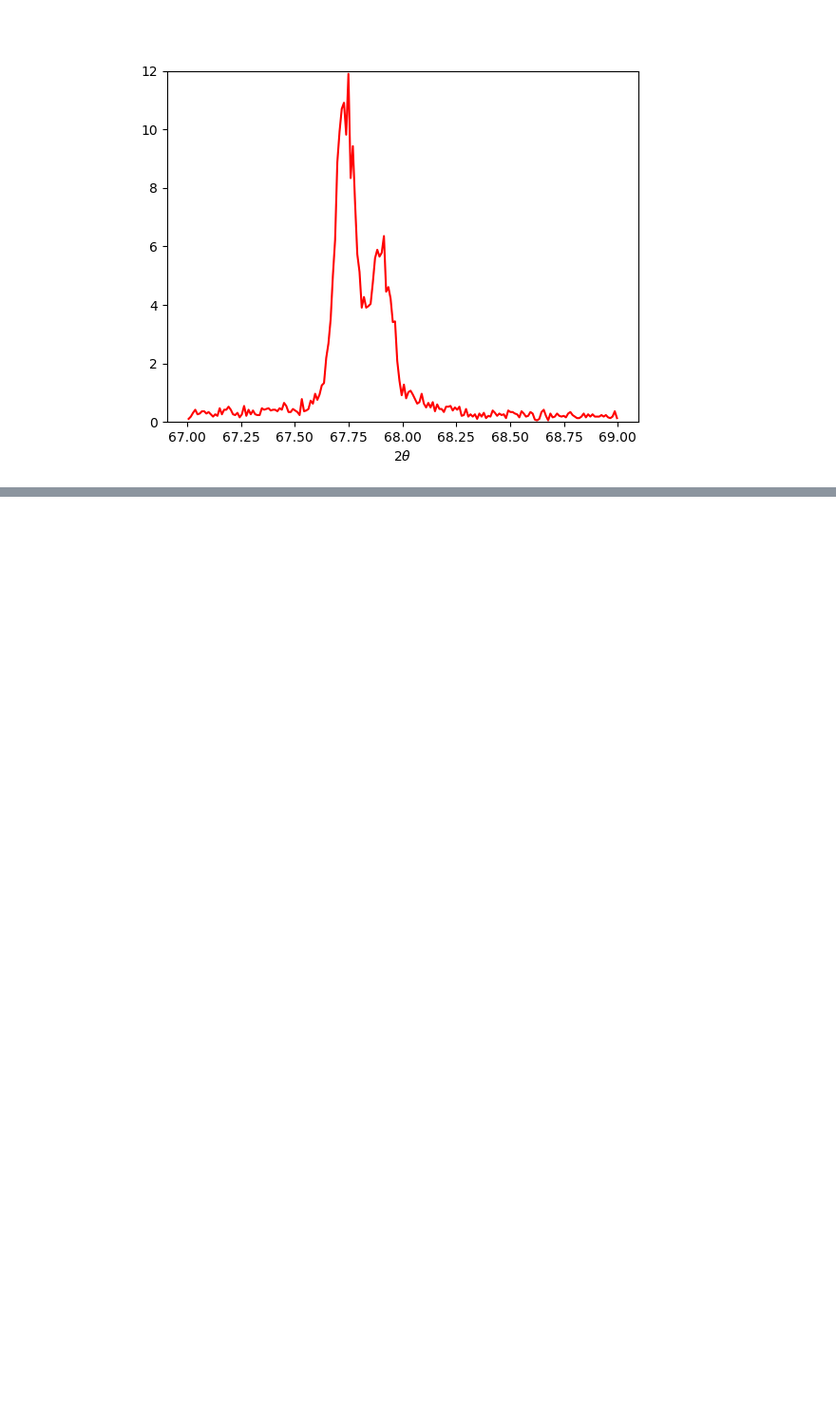
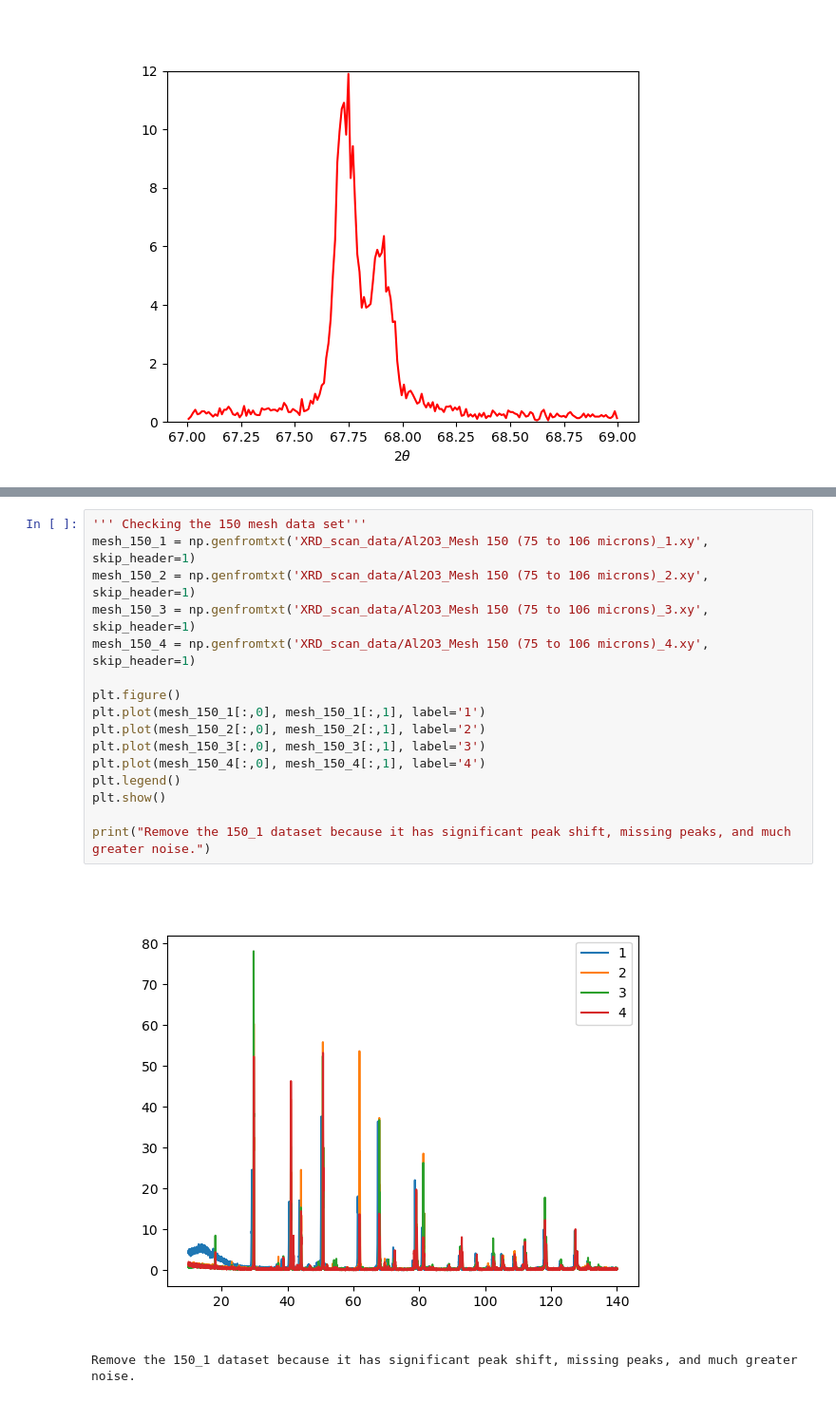
Before and after one commit to ethansprague22/Al2O3_XRD, a Jupyter notebook: analysis.ipynb, the cells around one changed output, grey strips where cells are left out. Shown: that part at 95% size. Drawn from its saved outputs; the diff is of its cells as text; blank space fills up the shorter version.

```diff
--- a/analysis.ipynb
+++ b/analysis.ipynb
@@ -100,0 +219,19 @@ plt.show()
+# %%
+''' Checking the 150 mesh data set'''
+mesh_150_1 = np.genfromtxt('XRD_scan_data/Al2O3_Mesh 150 (75 to 106 microns)_1.xy', skip_header=1)
+mesh_150_2 = np.genfromtxt('XRD_scan_data/Al2O3_Mesh 150 (75 to 106 microns)_2.xy', skip_header=1)
+mesh_150_3 = np.genfromtxt('XRD_scan_data/Al2O3_Mesh 150 (75 to 106 microns)_3.xy', skip_header=1)
+mesh_150_4 = np.genfromtxt('XRD_scan_data/Al2O3_Mesh 150 (75 to 106 microns)_4.xy', skip_header=1)
+
+plt.figure()
+plt.plot(mesh_150_1[:,0], mesh_150_1[:,1], label='1')
+plt.plot(mesh_150_2[:,0], mesh_150_2[:,1], label='2')
+plt.plot(mesh_150_3[:,0], mesh_150_3[:,1], label='3')
+plt.plot(mesh_150_4[:,0], mesh_150_4[:,1], label='4')
+plt.legend()
+plt.show()
+
+print("Remove the 150_1 dataset because it has significant peak shift, missing peaks, and much greater noise.")
+# %% [output]
+[figure, added]
+Remove the 150_1 dataset because it has significant peak shift, missing peaks, and much greater noise.
```
Also changed, not shown: parts of 8 cells of this notebook, 5 other files.
